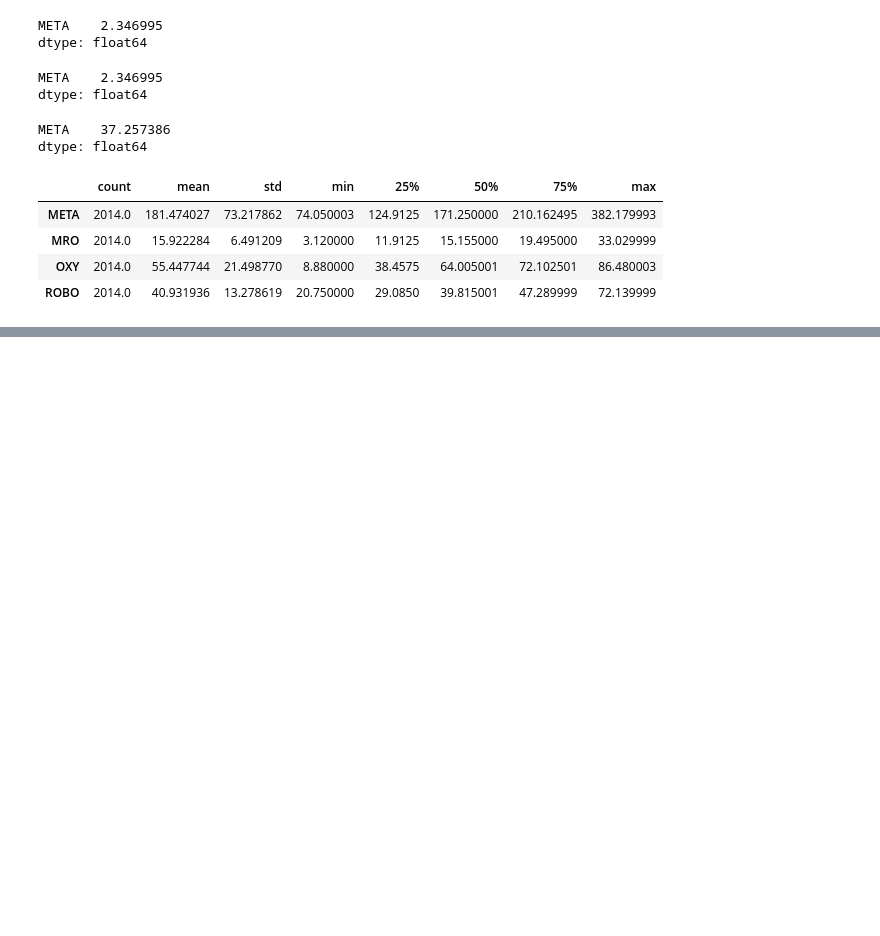
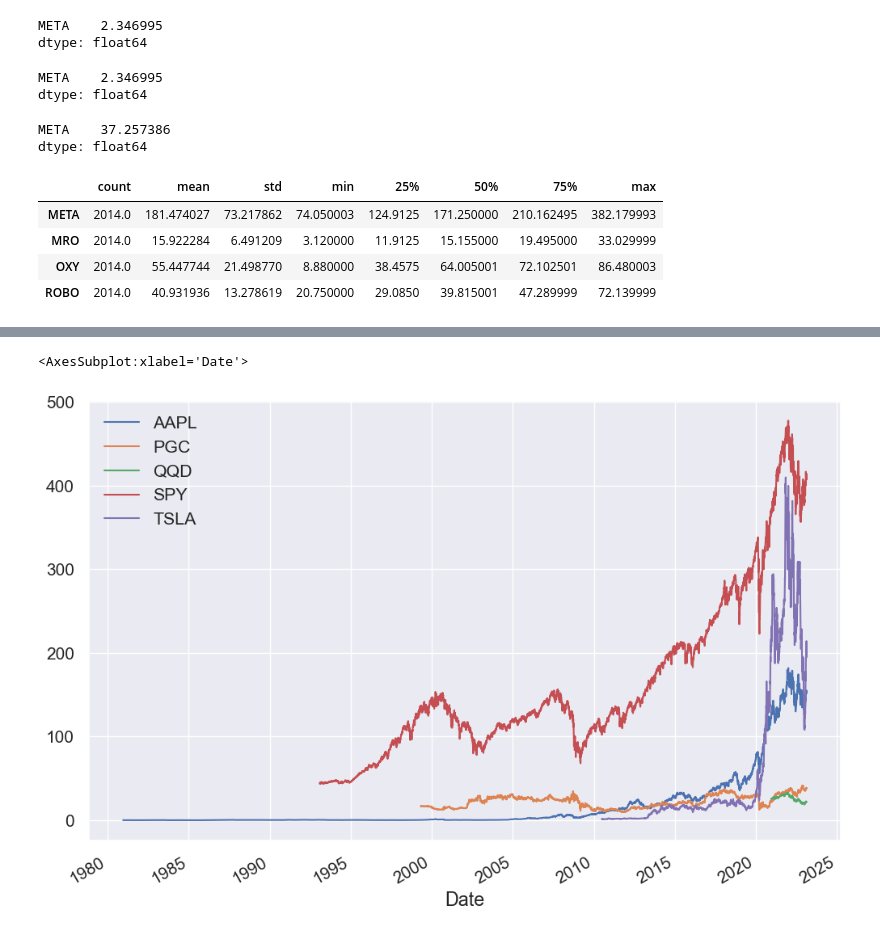
Before and after one commit to UditKarth/Quant, a Jupyter notebook: Algorithmic Trading Python.ipynb, the cells around one changed output, grey strips where cells are left out. Drawn from its saved outputs; the diff is of its cells as text; code cells hidden in the pictures; blank space fills up the shorter version.

```diff
--- a/Algorithmic Trading Python.ipynb
+++ b/Algorithmic Trading Python.ipynb
@@ -748,0 +767,7 @@ spy
+# %%
+sma = sma.loc[:, "Close"]
+# %%
+sma.plot(figsize=(12,8), fontsize=15)
+# %% [output]
+<AxesSubplot:xlabel='Date'>
+[figure, added]
```
Also changed, not shown: parts of 75 cells of this notebook.
